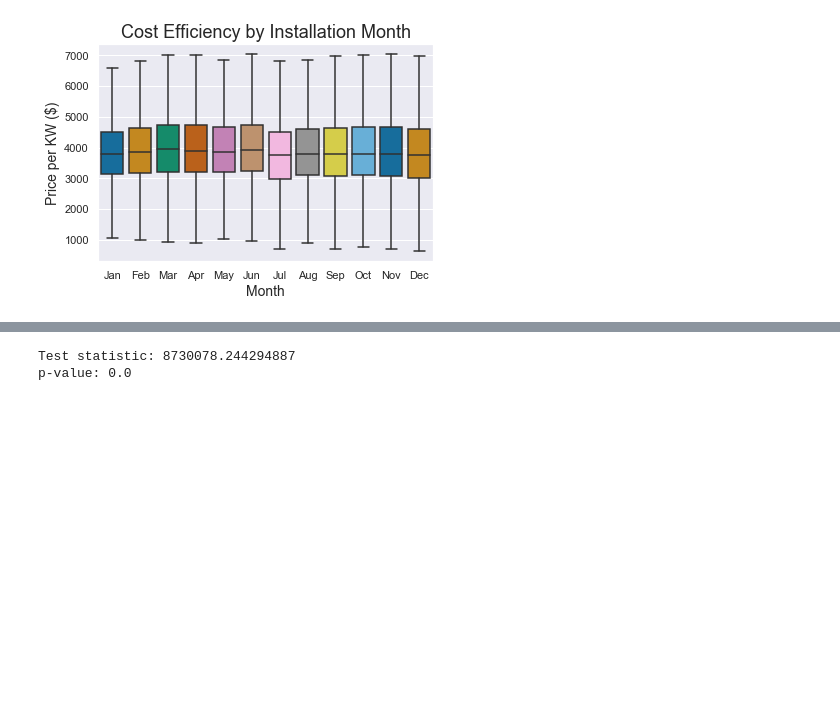
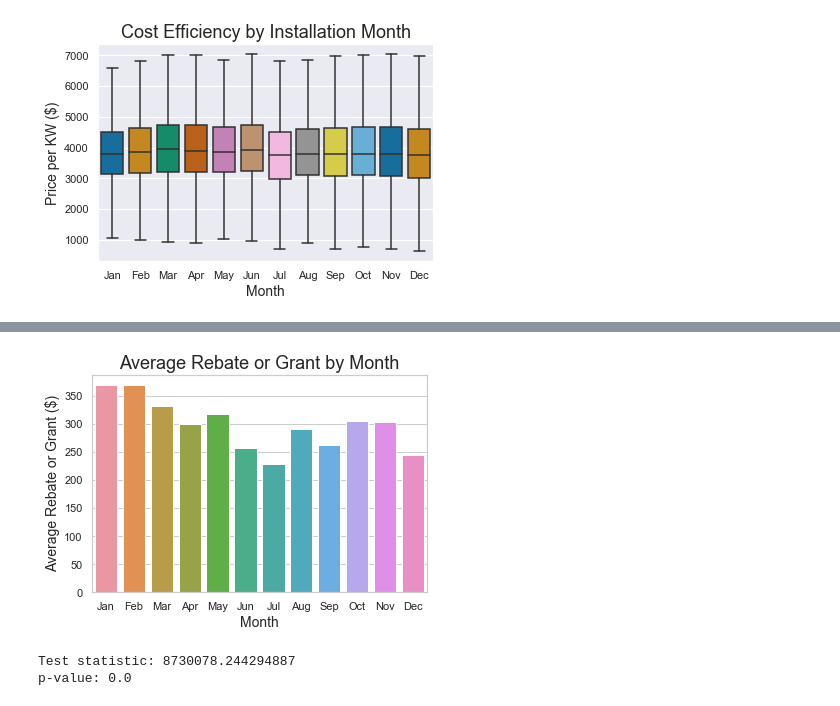
Before and after one commit to zjbrown0689/Solar-Panel-Capstone, a Jupyter notebook: notebooks/exploratory_data_analysis.ipynb, the cells around one changed output, grey strips where cells are left out. Saved outputs shown, nothing was run; the diff lists cells and outputs as text; code cells hidden in the pictures; blank space fills up the shorter version.

```diff
--- a/notebooks/exploratory_data_analysis.ipynb
+++ b/notebooks/exploratory_data_analysis.ipynb
@@ -174,3 +184,13 @@ plt.show()
+# %%
+sns.barplot(data=data, x='month', y='rebate_or_grant', estimator='mean', errorbar=None)
+plt.xticks(np.arange(12), months)
+plt.xlabel('Month', fontsize=14)
+plt.ylabel('Average Rebate or Grant ($)', fontsize=14)
+plt.title('Average Rebate or Grant by Month', fontsize=18)
+plt.savefig(filepath+'rebate_by_month', dpi=1200, bbox_inches='tight')
+plt.show()
+# %% [output]
+[figure, added]
 # %%
 chi2_month = data[['month', 'price_per_kw']].copy()
 chi2_month = chi2_month[chi2_month['month'] >= 0]
```
Also changed, not shown: parts of 3 cells of this notebook.
